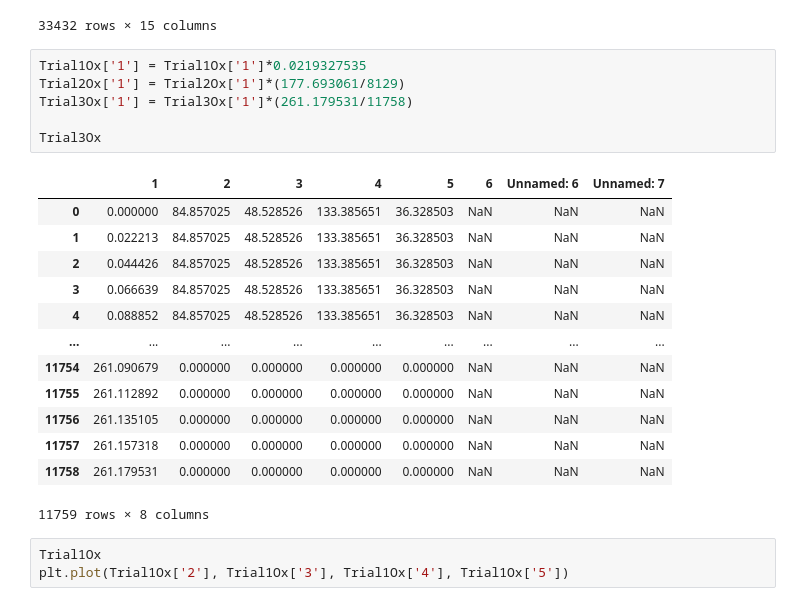
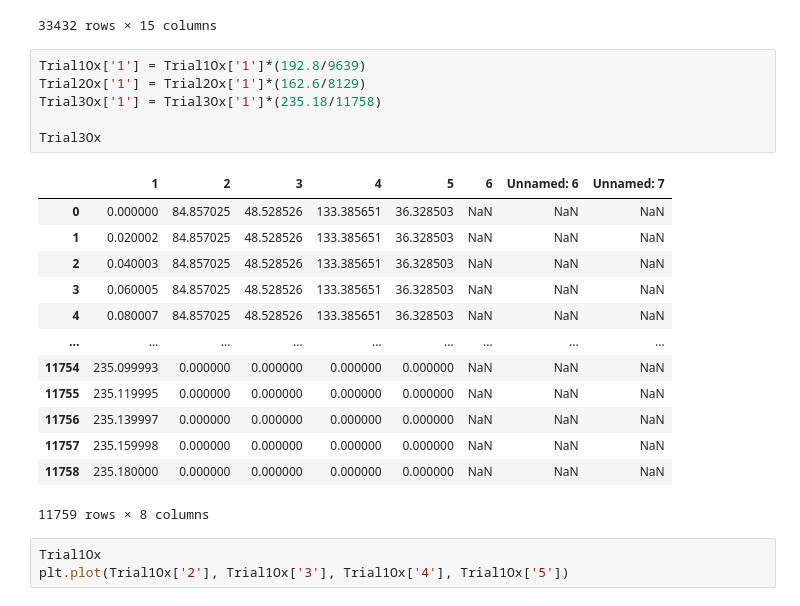
Before and after one commit to VirajJaneja/FNIRSMotionArtifacts, a Jupyter notebook: Motion Artifact Identification.ipynb, the cells around one changed output. Cells and saved outputs as stored; diff of their text form.

```diff
--- a/Motion Artifact Identification.ipynb
+++ b/Motion Artifact Identification.ipynb
@@ -53,24 +53,24 @@ Trial3Con
 | 33431 | 261.179531 | -4.815217 | -3.250000 | -2.119565 | -7.492519 | -5.749850 | -4.241771 | 21.455988 | 19.242844 | -0.820491 | ... |
 33432 rows × 15 columns
 # %%
-Trial1Ox['1'] = Trial1Ox['1']*0.0219327535
-Trial2Ox['1'] = Trial2Ox['1']*(177.693061/8129)
-Trial3Ox['1'] = Trial3Ox['1']*(261.179531/11758)
+Trial1Ox['1'] = Trial1Ox['1']*(192.8/9639)
+Trial2Ox['1'] = Trial2Ox['1']*(162.6/8129)
+Trial3Ox['1'] = Trial3Ox['1']*(235.18/11758)
 
 Trial3Ox
 # %% [output]
 |  | 1 | 2 | 3 | 4 | 5 | 6 | Unnamed: 6 | Unnamed: 7 |
 | 0 | 0.000000 | 84.857025 | 48.528526 | 133.385651 | 36.328503 | NaN | NaN | NaN |
-| 1 | 0.022213 | 84.857025 | 48.528526 | 133.385651 | 36.328503 | NaN | NaN | NaN |
-| 2 | 0.044426 | 84.857025 | 48.528526 | 133.385651 | 36.328503 | NaN | NaN | NaN |
-| 3 | 0.066639 | 84.857025 | 48.528526 | 133.385651 | 36.328503 | NaN | NaN | NaN |
-| 4 | 0.088852 | 84.857025 | 48.528526 | 133.385651 | 36.328503 | NaN | NaN | NaN |
+| 1 | 0.020002 | 84.857025 | 48.528526 | 133.385651 | 36.328503 | NaN | NaN | NaN |
+| 2 | 0.040003 | 84.857025 | 48.528526 | 133.385651 | 36.328503 | NaN | NaN | NaN |
+| 3 | 0.060005 | 84.857025 | 48.528526 | 133.385651 | 36.328503 | NaN | NaN | NaN |
+| 4 | 0.080007 | 84.857025 | 48.528526 | 133.385651 | 36.328503 | NaN | NaN | NaN |
 | ... | ... | ... | ... | ... | ... | ... | ... | ... |
-| 11754 | 261.090679 | 0.000000 | 0.000000 | 0.000000 | 0.000000 | NaN | NaN | NaN |
-| 11755 | 261.112892 | 0.000000 | 0.000000 | 0.000000 | 0.000000 | NaN | NaN | NaN |
-| 11756 | 261.135105 | 0.000000 | 0.000000 | 0.000000 | 0.000000 | NaN | NaN | NaN |
-| 11757 | 261.157318 | 0.000000 | 0.000000 | 0.000000 | 0.000000 | NaN | NaN | NaN |
-| 11758 | 261.179531 | 0.000000 | 0.000000 | 0.000000 | 0.000000 | NaN | NaN | NaN |
+| 11754 | 235.099993 | 0.000000 | 0.000000 | 0.000000 | 0.000000 | NaN | NaN | NaN |
+| 11755 | 235.119995 | 0.000000 | 0.000000 | 0.000000 | 0.000000 | NaN | NaN | NaN |
+| 11756 | 235.139997 | 0.000000 | 0.000000 | 0.000000 | 0.000000 | NaN | NaN | NaN |
+| 11757 | 235.159998 | 0.000000 | 0.000000 | 0.000000 | 0.000000 | NaN | NaN | NaN |
+| 11758 | 235.180000 | 0.000000 | 0.000000 | 0.000000 | 0.000000 | NaN | NaN | NaN |
 11759 rows × 8 columns
 # %%
 Trial1Ox
```
